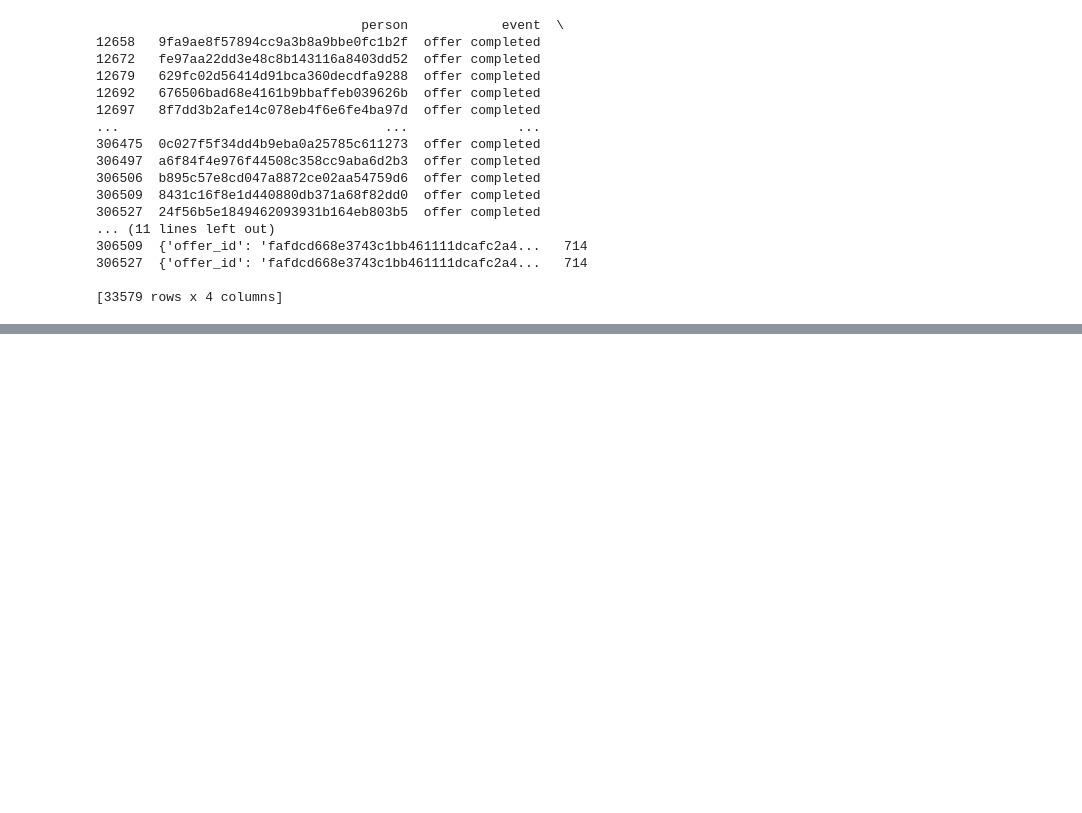
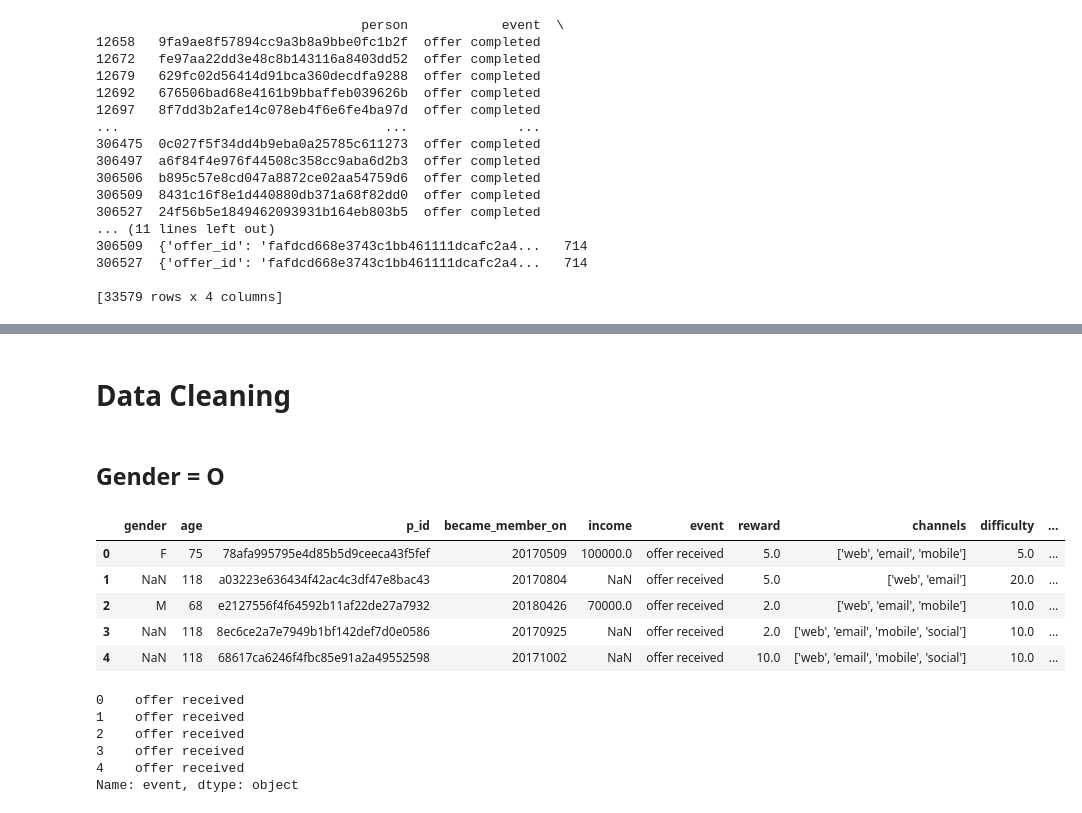
Before and after one commit to KushagraMakharia/ND, a Jupyter notebook: Untitled.ipynb, the cells around one changed output, grey strips where cells are left out. Saved outputs shown, nothing was run; the diff lists cells and outputs as text; code cells hidden in the pictures; blank space fills up the shorter version.

```diff
--- a/Untitled.ipynb
+++ b/Untitled.ipynb
@@ -374,0 +319,16 @@ accuracy_score(pred, y_test)
+# %% [markdown]
+# Data Cleaning
+# %% [markdown]
+## Gender = O
+# %%
+data = pd.read_csv("./data.csv")
+# data['income'] = data['income'].div(100).round(2)
+# data['adv'] = data['reward'] - data['difficulty']
+data.head()
+# %% [output]
+|  | gender | age | p_id | became_member_on | income | event | reward | channels | difficulty | ... |
+| 0 | F | 75 | 78afa995795e4d85b5d9ceeca43f5fef | 20170509 | 100000.0 | offer received | 5.0 | ['web', 'email', 'mobile'] | 5.0 | ... |
+| 1 | NaN | 118 | a03223e636434f42ac4c3df47e8bac43 | 20170804 | NaN | offer received | 5.0 | ['web', 'email'] | 20.0 | ... |
+| 2 | M | 68 | e2127556f4f64592b11af22de27a7932 | 20180426 | 70000.0 | offer received | 2.0 | ['web', 'email', 'mobile'] | 10.0 | ... |
+| 3 | NaN | 118 | 8ec6ce2a7e7949b1bf142def7d0e0586 | 20170925 | NaN | offer received | 2.0 | ['web', 'email', 'mobile', 'social'] | 10.0 | ... |
+| 4 | NaN | 118 | 68617ca6246f4fbc85e91a2a49552598 | 20171002 | NaN | offer received | 10.0 | ['web', 'email', 'mobile', 'social'] | 10.0 | ... |
@@ -374,0 +345,9 @@ accuracy_score(pred, y_test)
+# %%
+y.head()
+# %% [output]
+0    offer received
+1    offer received
+2    offer received
+3    offer received
+4    offer received
+Name: event, dtype: object
```
Also changed, not shown: parts of 48 cells of this notebook, 5 other files.
